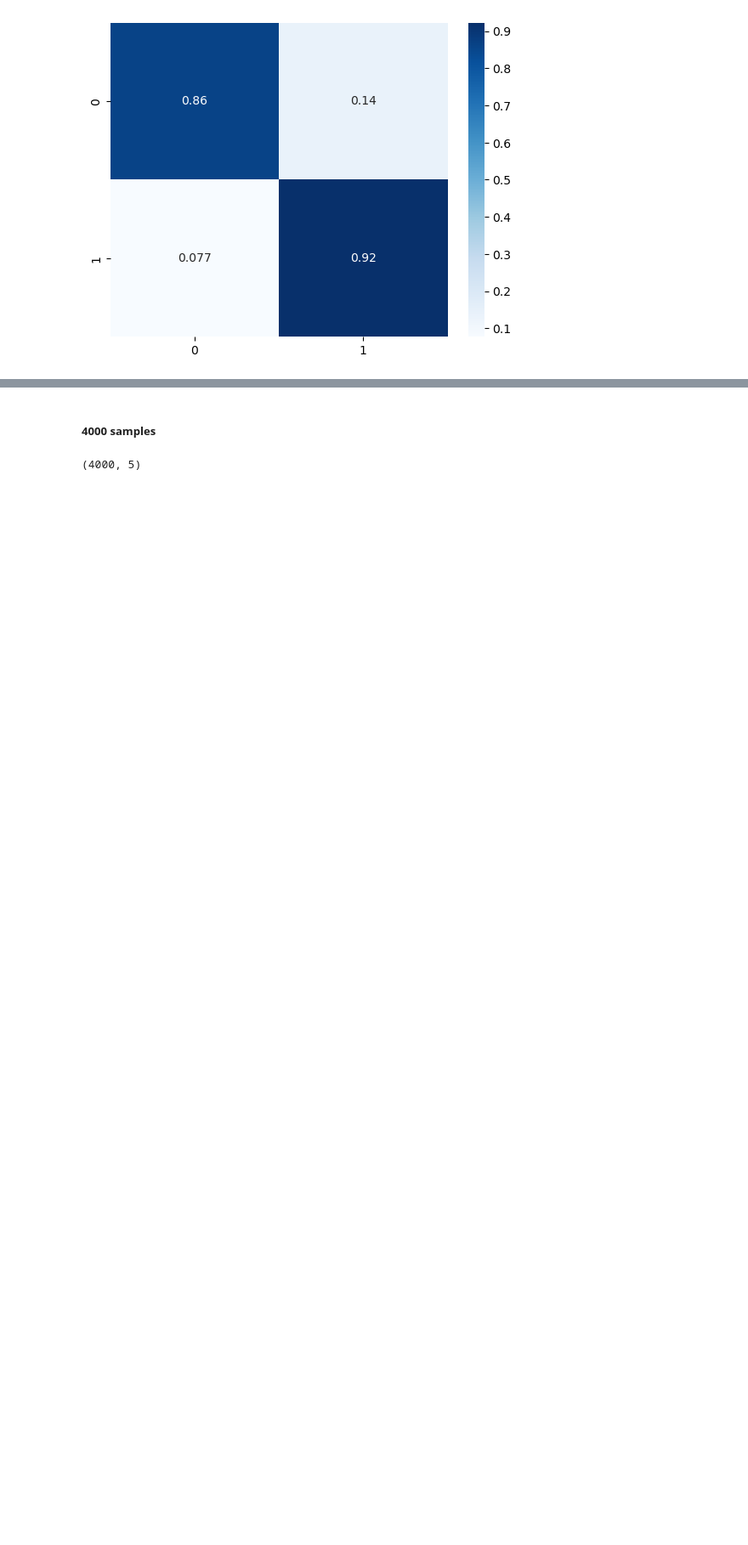
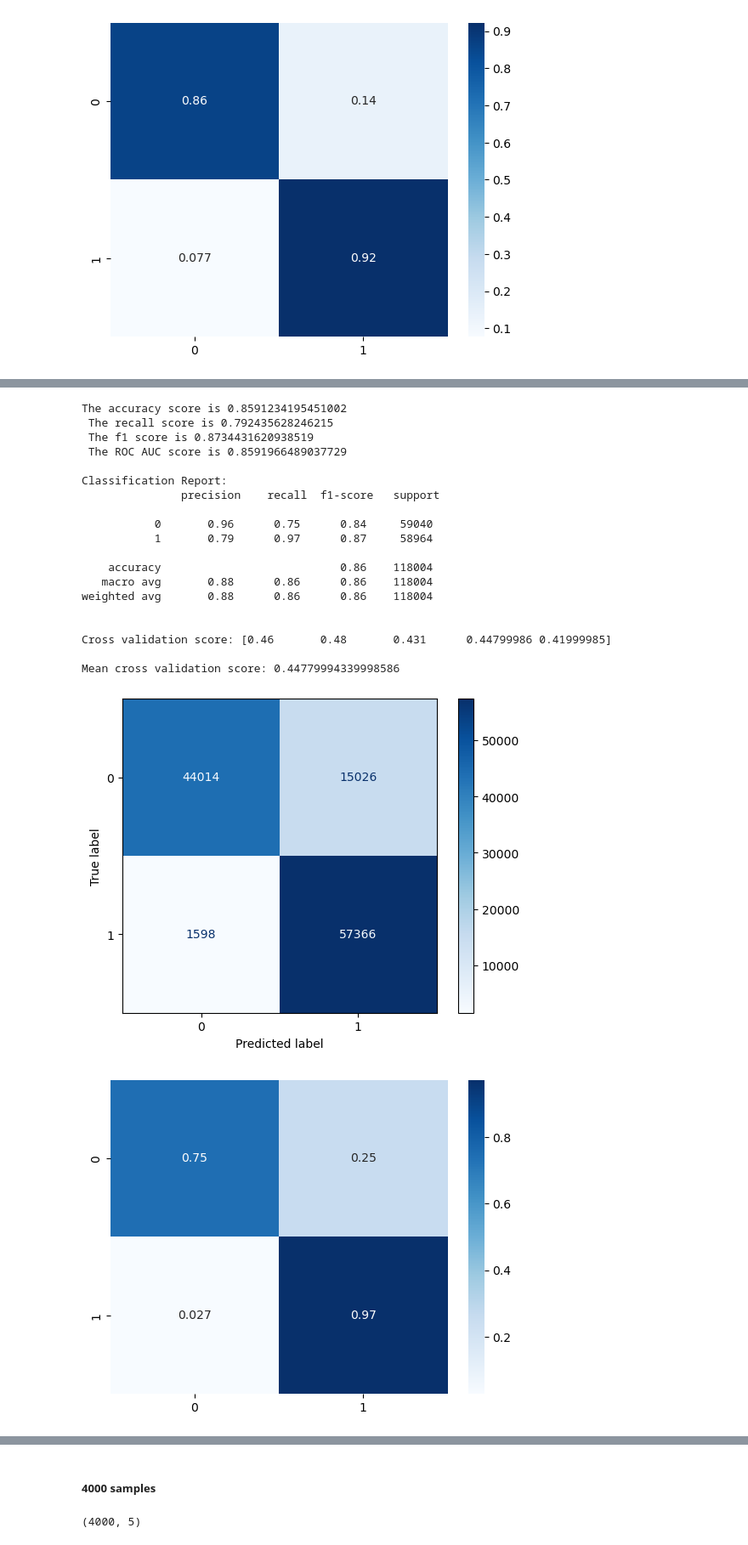
Before and after one commit to PBustamante65/NEO, a Jupyter notebook: API_test/NEOAPI.ipynb, the cells around one changed output, grey strips where cells are left out. Shown at 85% size. Saved outputs shown, nothing was run; the diff lists cells and outputs as text; code cells hidden in the pictures; blank space fills up the shorter version.

```diff
--- a/API_test/NEOAPI.ipynb
+++ b/API_test/NEOAPI.ipynb
@@ -127,0 +154,26 @@ Mean cross validation score: 0.5307999510499878
+# %%
+gb = dp.GradientBoost(X_train_sample, X_test, y_train_sample, y_test)
+
+gb.fit()
+# %% [output]
+The accuracy score is 0.8591234195451002
+ The recall score is 0.792435628246215
+ The f1 score is 0.8734431620938519
+ The ROC AUC score is 0.8591966489037729
+
+Classification Report:
+               precision    recall  f1-score   support
+
+           0       0.96      0.75      0.84     59040
+           1       0.79      0.97      0.87     58964
+
+    accuracy                           0.86    118004
+   macro avg       0.88      0.86      0.86    118004
+weighted avg       0.88      0.86      0.86    118004
+
+
+Cross validation score: [0.46       0.48       0.431      0.44799986 0.41999985]
+
+Mean cross validation score: 0.44779994339998586
+[figure, added]
+[figure, added]
```
Also changed, not shown: parts of 132 cells of this notebook, 3 other files.
